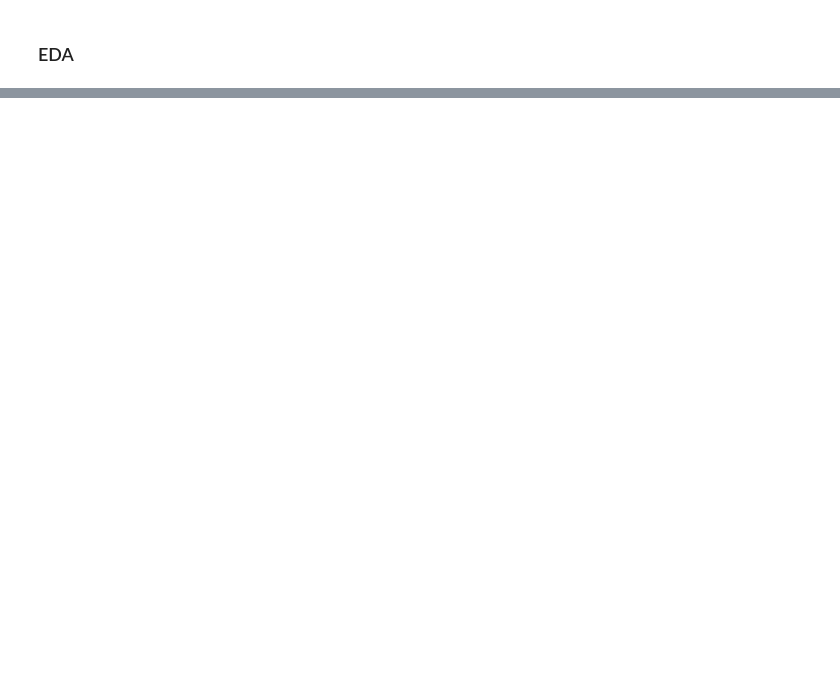
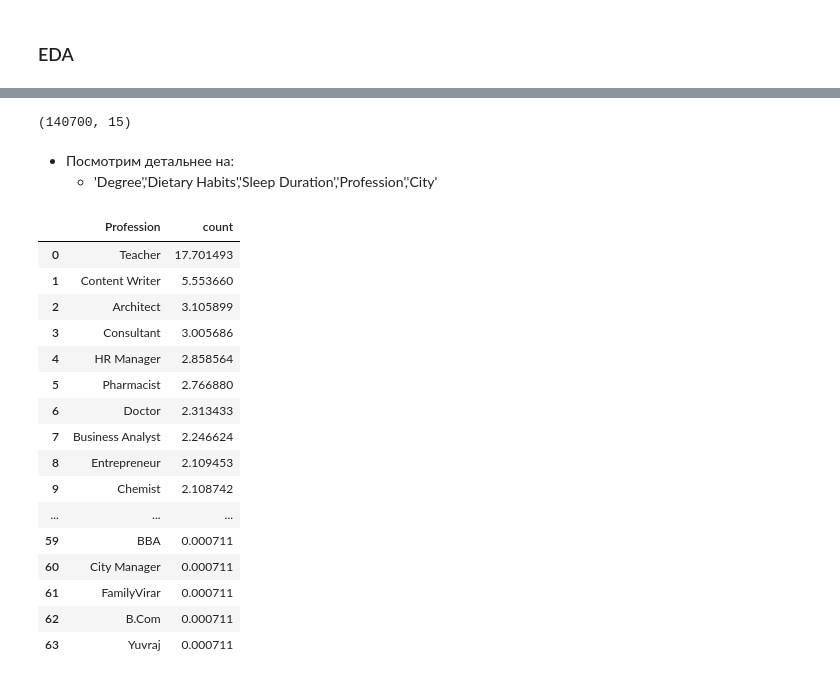
Before and after one commit to ArtamonowAleksey/Classical_ML, a Jupyter notebook: Exploring_Mental_Health_Data/Training.ipynb, the cells around one changed output, grey strips where cells are left out. Saved outputs shown, nothing was run; the diff lists cells and outputs as text; code cells hidden in the pictures; blank space fills up the shorter version.

```diff
--- a/Exploring_Mental_Health_Data/Training.ipynb
+++ b/Exploring_Mental_Health_Data/Training.ipynb
@@ -323,0 +323,6 @@ Index(['id', 'Age', 'Work Pressure', 'Job Satisfaction', 'Work/Study Hours',
+# %%
+#Дропним ненужные колонки и запомним их названия ,они нам еще понадобятся
+
+for_drop = ['id','Name','Study Satisfaction','Academic Pressure','CGPA']
+after_drops = df_train.drop(columns = for_drop)
+missings(after_drops,0)
@@ -323,0 +337,4 @@ Index(['id', 'Age', 'Work Pressure', 'Job Satisfaction', 'Work/Study Hours',
+# %%
+after_drops.shape
+# %% [output]
+(140700, 15)
@@ -323,0 +351,23 @@ Index(['id', 'Age', 'Work Pressure', 'Job Satisfaction', 'Work/Study Hours',
+# %% [markdown]
+- Посмотрим детальнее на:
+    - 'Degree','Dietary Habits','Sleep Duration','Profession','City'
+# %%
+pd.DataFrame(after_drops['Profession'].value_counts()/after_drops.shape[0]*100).reset_index().style.background_gradient(subset=['count'], cmap='Reds')
+# %% [output]
+|  | Profession | count |
+| 0 | Teacher | 17.701493 |
+| 1 | Content Writer | 5.553660 |
+| 2 | Architect | 3.105899 |
+| 3 | Consultant | 3.005686 |
+| 4 | HR Manager | 2.858564 |
+| 5 | Pharmacist | 2.766880 |
+| 6 | Doctor | 2.313433 |
+| 7 | Business Analyst | 2.246624 |
+| 8 | Entrepreneur | 2.109453 |
+| 9 | Chemist | 2.108742 |
+| ... | ... | ... |
+| 59 | BBA | 0.000711 |
+| 60 | City Manager | 0.000711 |
+| 61 | FamilyVirar | 0.000711 |
+| 62 | B.Com | 0.000711 |
+| 63 | Yuvraj | 0.000711 |
```
Also changed, not shown: parts of 50 cells of this notebook.
